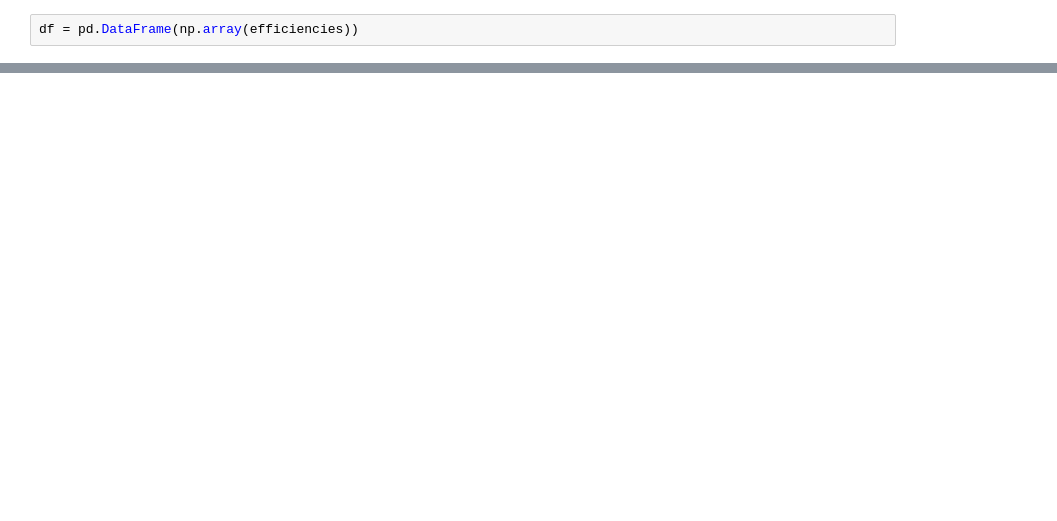
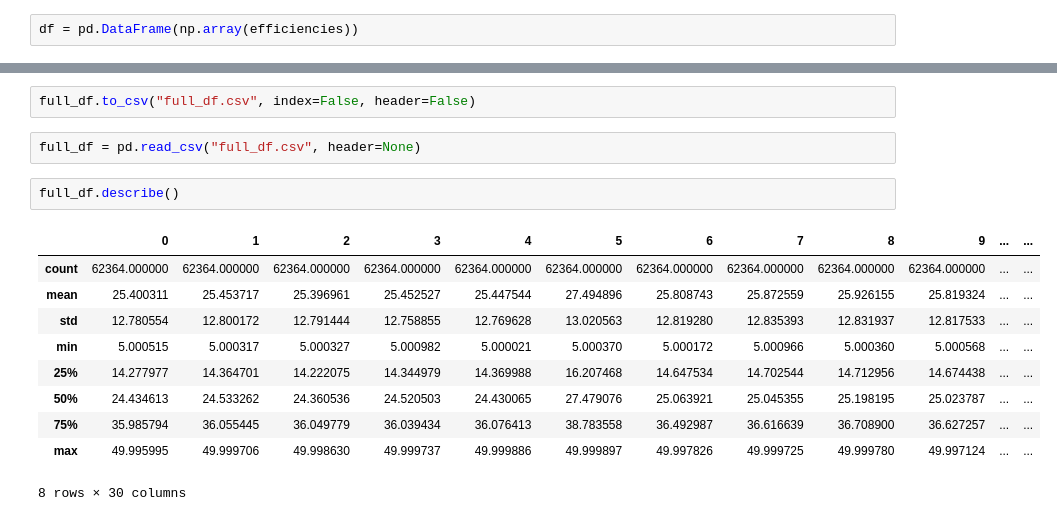
Before and after one commit to DimonLuk/am-diploma-dev, a Jupyter notebook: data_generation.ipynb, the cells around one changed output, grey strips where cells are left out. Saved outputs shown, nothing was run; the diff lists cells and outputs as text; blank space fills up the shorter version.

```diff
--- a/data_generation.ipynb
+++ b/data_generation.ipynb
@@ -93,0 +133,17 @@ dtype: float32
+# %%
+full_df.to_csv("full_df.csv", index=False, header=False)
+# %%
+full_df = pd.read_csv("full_df.csv", header=None)
+# %%
+full_df.describe()
+# %% [output]
+|  | 0 | 1 | 2 | 3 | 4 | 5 | 6 | 7 | 8 | 9 | ... | ... |
+| count | 62364.000000 | 62364.000000 | 62364.000000 | 62364.000000 | 62364.000000 | 62364.000000 | 62364.000000 | 62364.000000 | 62364.000000 | 62364.000000 | ... | ... |
+| mean | 25.400311 | 25.453717 | 25.396961 | 25.452527 | 25.447544 | 27.494896 | 25.808743 | 25.872559 | 25.926155 | 25.819324 | ... | ... |
+| std | 12.780554 | 12.800172 | 12.791444 | 12.758855 | 12.769628 | 13.020563 | 12.819280 | 12.835393 | 12.831937 | 12.817533 | ... | ... |
+| min | 5.000515 | 5.000317 | 5.000327 | 5.000982 | 5.000021 | 5.000370 | 5.000172 | 5.000966 | 5.000360 | 5.000568 | ... | ... |
+| 25% | 14.277977 | 14.364701 | 14.222075 | 14.344979 | 14.369988 | 16.207468 | 14.647534 | 14.702544 | 14.712956 | 14.674438 | ... | ... |
+| 50% | 24.434613 | 24.533262 | 24.360536 | 24.520503 | 24.430065 | 27.479076 | 25.063921 | 25.045355 | 25.198195 | 25.023787 | ... | ... |
+| 75% | 35.985794 | 36.055445 | 36.049779 | 36.039434 | 36.076413 | 38.783558 | 36.492987 | 36.616639 | 36.708900 | 36.627257 | ... | ... |
+| max | 49.995995 | 49.999706 | 49.998630 | 49.999737 | 49.999886 | 49.999897 | 49.997826 | 49.999725 | 49.999780 | 49.997124 | ... | ... |
+8 rows × 30 columns
```
Also changed, not shown: parts of 23 cells of this notebook, 7 other files.
